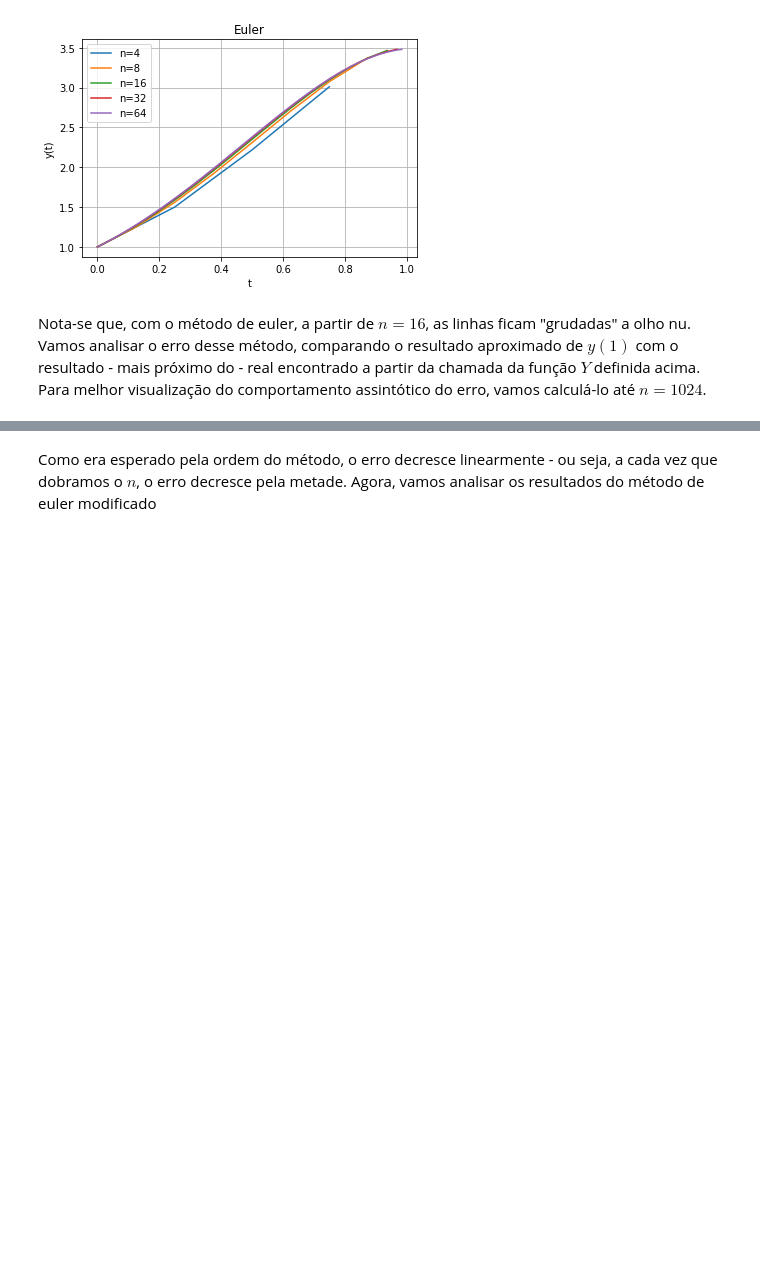
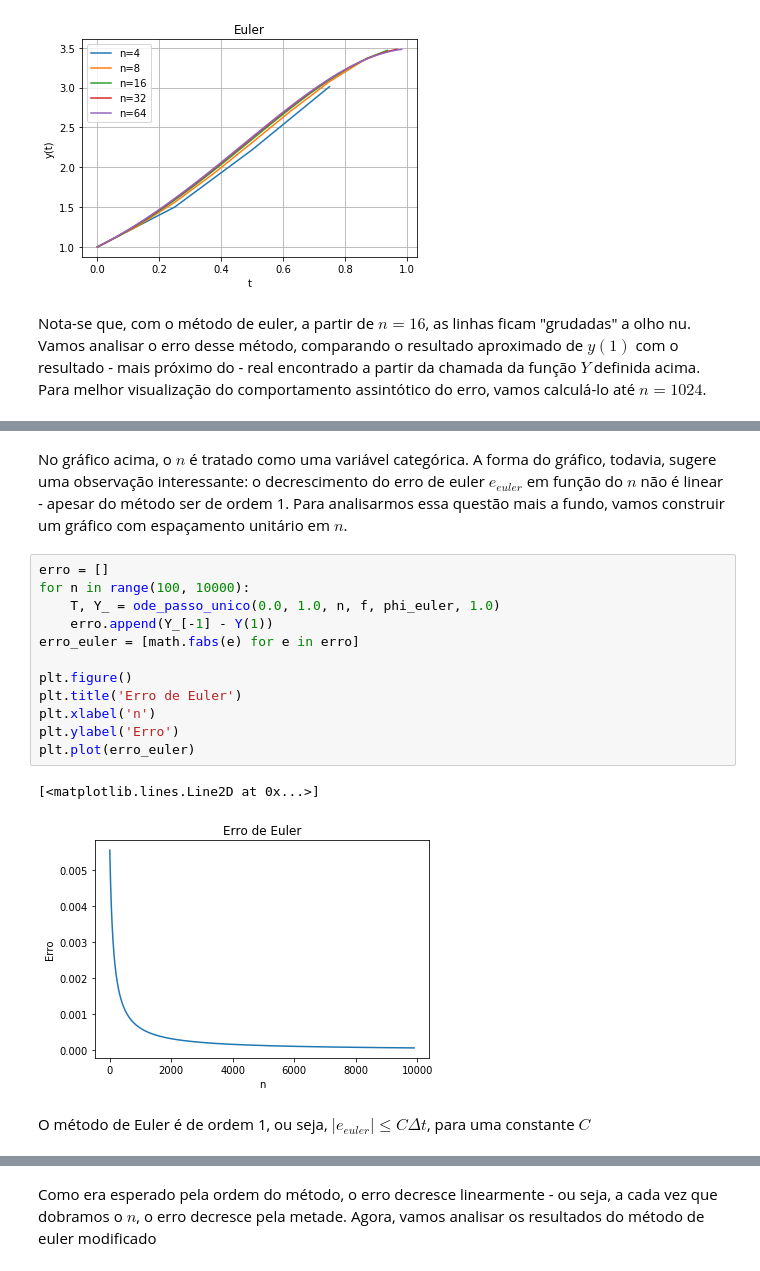
Before and after one commit to yankaled/euler_method, a Jupyter notebook: Q3_yan_kaled_9322732.ipynb, the cells around one changed output, grey strips where cells are left out. Saved outputs shown, nothing was run; the diff lists cells and outputs as text; blank space fills up the shorter version.

```diff
--- a/Q3_yan_kaled_9322732.ipynb
+++ b/Q3_yan_kaled_9322732.ipynb
@@ -149,0 +138,19 @@ plt.plot(ns, erro_euler)
+# %% [markdown]
+No gráfico acima, o $n$ é tratado como uma variável categórica. A forma do gráfico, todavia, sugere uma observação interessante: o decrescimento do erro de euler $e_{euler}$ em função do $n$ não é linear - apesar do método ser de ordem 1. Para analisarmos essa questão mais a fundo, vamos construir um gráfico com espaçamento unitário em $n$.
+# %%
+erro = []
+for n in range(100, 10000):
+    T, Y_ = ode_passo_unico(0.0, 1.0, n, f, phi_euler, 1.0)
+    erro.append(Y_[-1] - Y(1))
+erro_euler = [math.fabs(e) for e in erro]
+
+plt.figure()
+plt.title('Erro de Euler')
+plt.xlabel('n')
+plt.ylabel('Erro')
+plt.plot(erro_euler)
+# %% [output]
+[<matplotlib.lines.Line2D at 0x...>]
+[figure, added]
+# %% [markdown]
+O método de Euler é de ordem 1, ou seja, $| e_{euler} | \leq C \Delta t$, para uma  constante $C$
```
Also changed, not shown: parts of 12 cells of this notebook.
